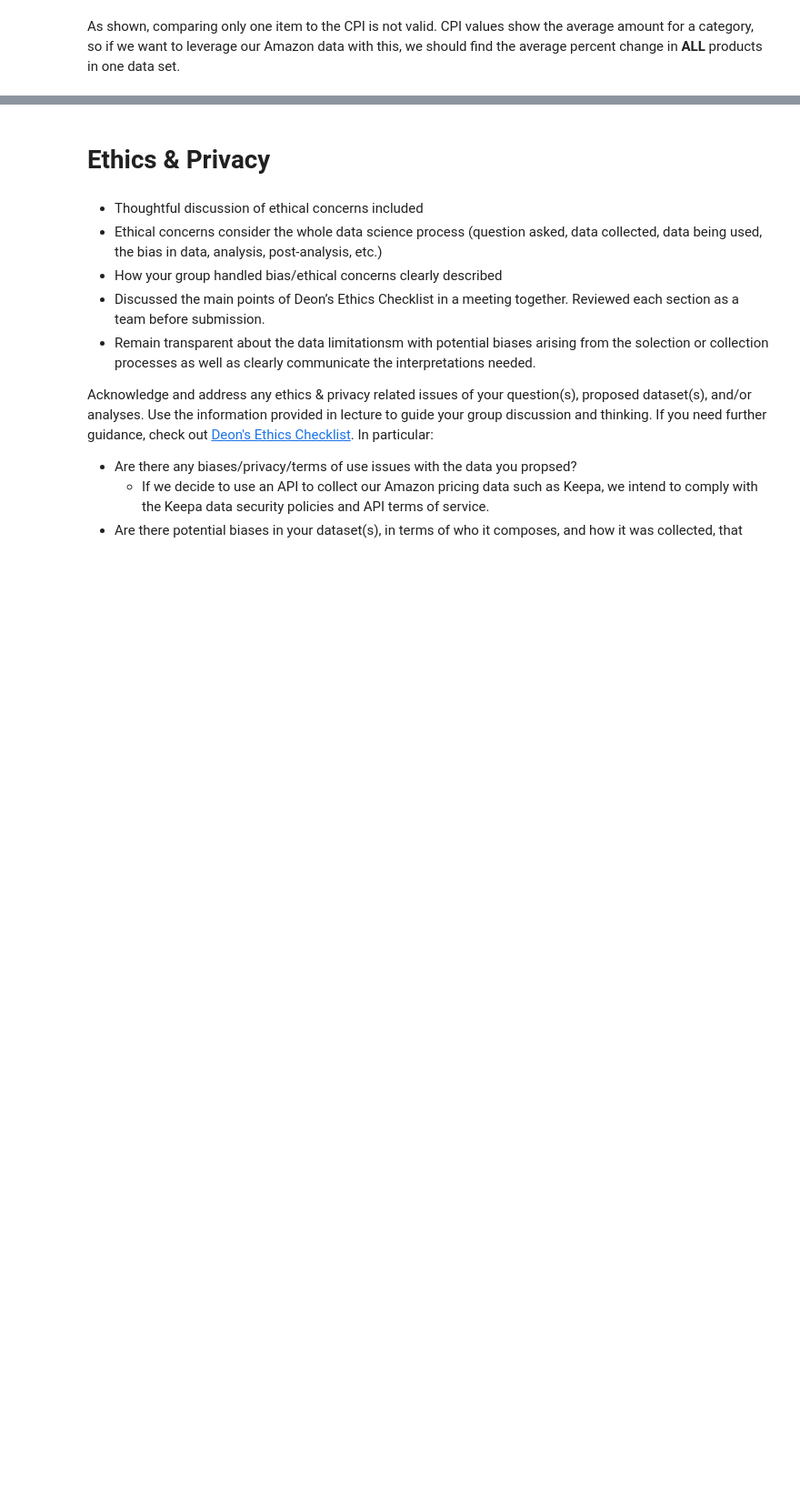
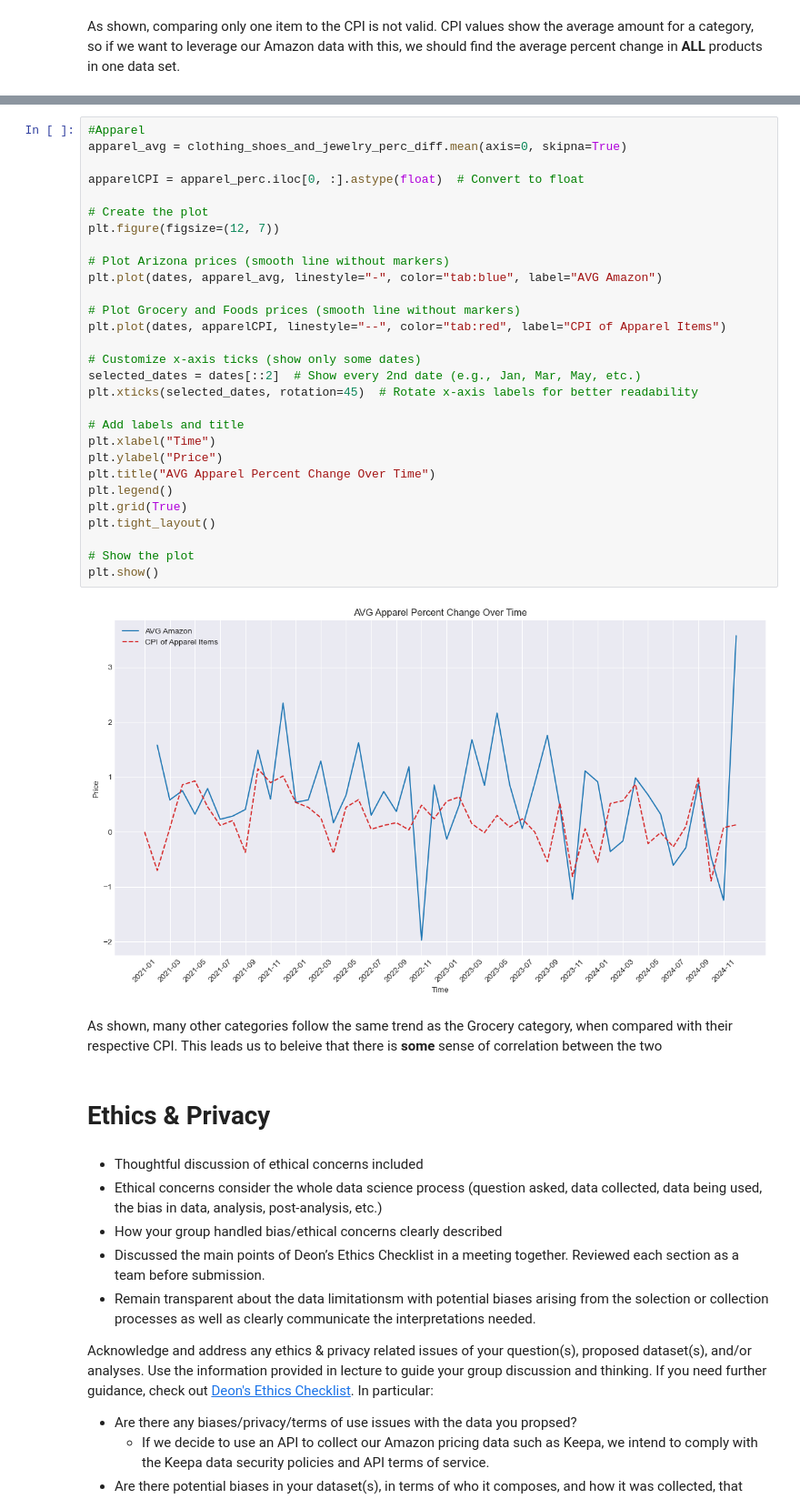
Before and after one commit to domwrm/Amazon-Pricing-Anlysis, a Jupyter notebook: EDACheckpoint_Group031_WI25.ipynb, the cells around one changed output, grey strips where cells are left out. Shown at 91% size. Saved outputs shown, nothing was run; the diff lists cells and outputs as text; blank space fills up the shorter version.

```diff
--- a/EDACheckpoint_Group031_WI25.ipynb
+++ b/EDACheckpoint_Group031_WI25.ipynb
@@ -925,3 +970,36 @@ plt.show()
+# %%
+#Apparel
+apparel_avg = clothing_shoes_and_jewelry_perc_diff.mean(axis=0, skipna=True)
+
+apparelCPI = apparel_perc.iloc[0, :].astype(float)  # Convert to float
+
+# Create the plot
+plt.figure(figsize=(12, 7))
+
+# Plot Arizona prices (smooth line without markers)
+plt.plot(dates, apparel_avg, linestyle="-", color="tab:blue", label="AVG Amazon")
+
+# Plot Grocery and Foods prices (smooth line without markers)
+plt.plot(dates, apparelCPI, linestyle="--", color="tab:red", label="CPI of Apparel Items")
+
+# Customize x-axis ticks (show only some dates)
+selected_dates = dates[::2]  # Show every 2nd date (e.g., Jan, Mar, May, etc.)
+plt.xticks(selected_dates, rotation=45)  # Rotate x-axis labels for better readability
+
+# Add labels and title
+plt.xlabel("Time")
+plt.ylabel("Price")
+plt.title("AVG Apparel Percent Change Over Time")
+plt.legend()
+plt.grid(True)
+plt.tight_layout()
+
+# Show the plot
+plt.show()
+# %% [output]
+[figure, added]
+# %% [markdown]
+As shown, many other categories follow the same trend as the Grocery category, when compared with their respective CPI. This leads us to beleive that there is **some** sense of correlation between the two
 # %% [markdown]
 # Ethics & Privacy
 # %% [markdown]
```
Also changed, not shown: parts of 13 cells of this notebook.
